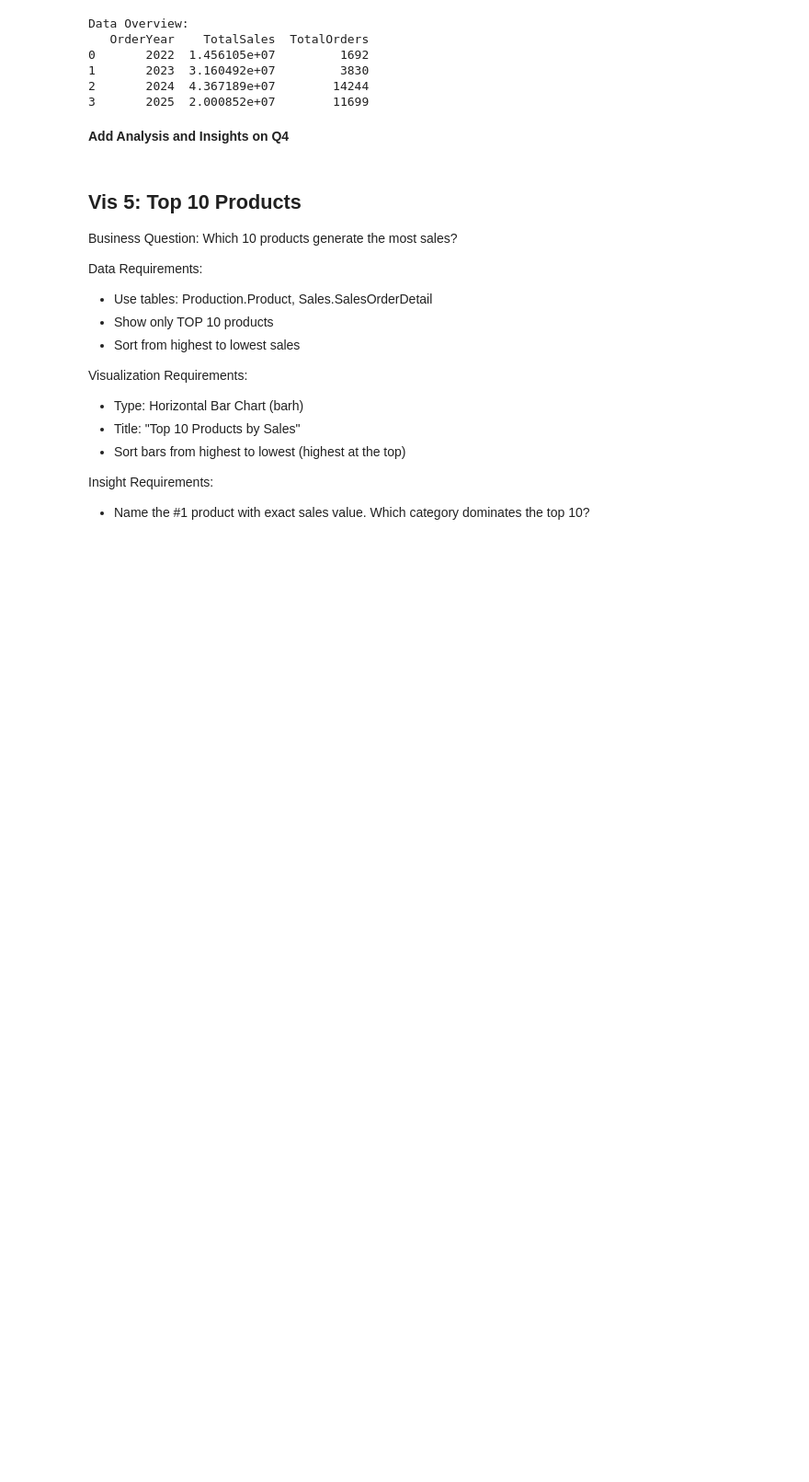
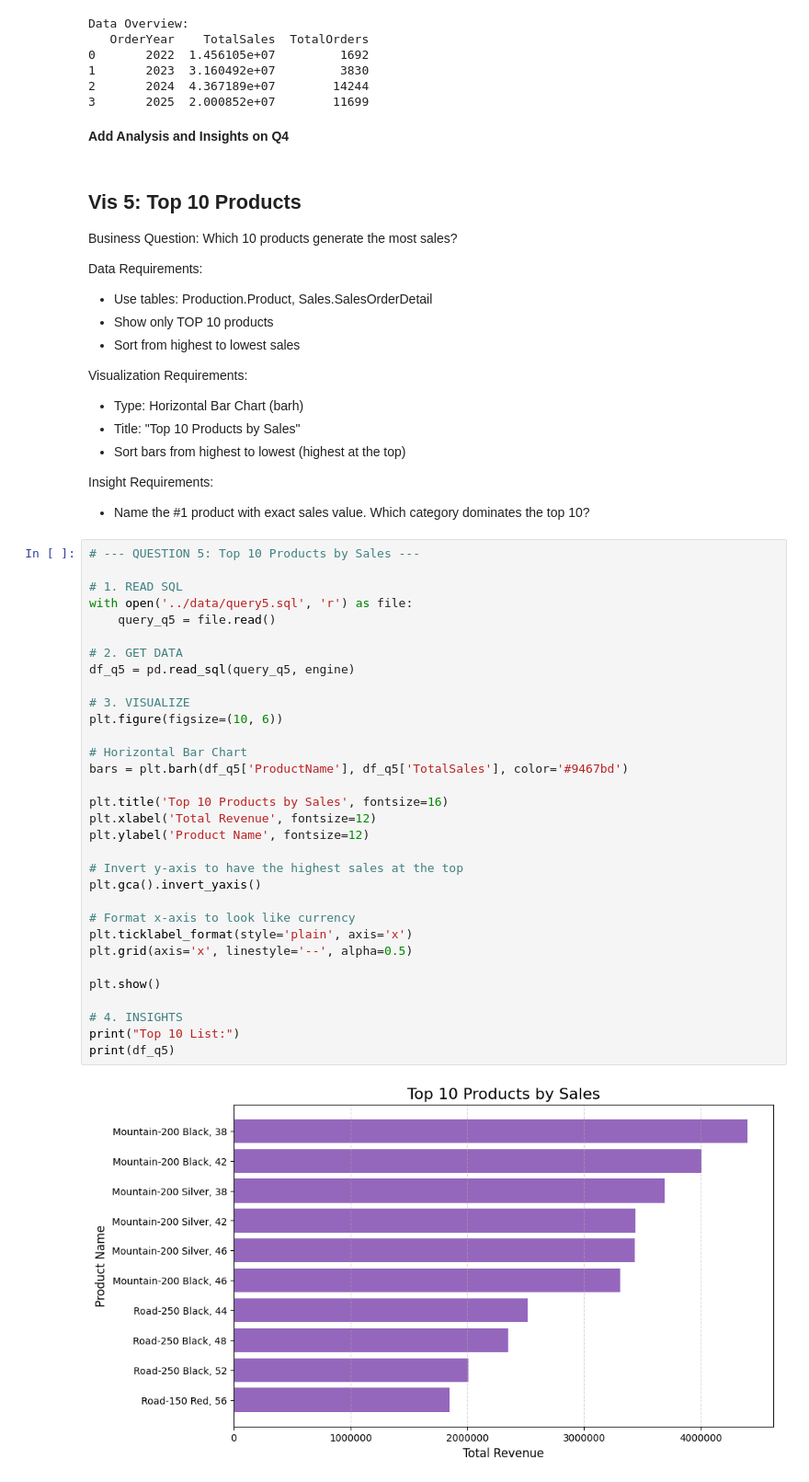
Before and after one commit to smkmrr/adventureworks-analysis, a Jupyter notebook: notebooks/analys.ipynb, the cells around one changed output. Shown at 92% size. Drawn from its saved outputs; the diff is of its cells as text; blank space fills up the shorter version.

```diff
--- a/notebooks/analys.ipynb
+++ b/notebooks/analys.ipynb
@@ -325,3 +325,37 @@ Visualization Requirements:
 Insight Requirements:
 
 - Name the #1 product with exact sales value. Which category dominates the top 10?
+# %%
+# --- QUESTION 5: Top 10 Products by Sales ---
+
+# 1. READ SQL
+with open('../data/query5.sql', 'r') as file:
+    query_q5 = file.read()
+
+# 2. GET DATA
+df_q5 = pd.read_sql(query_q5, engine)
+
+# 3. VISUALIZE
+plt.figure(figsize=(10, 6))
+
+# Horizontal Bar Chart
+bars = plt.barh(df_q5['ProductName'], df_q5['TotalSales'], color='#9467bd')
+
+plt.title('Top 10 Products by Sales', fontsize=16)
+plt.xlabel('Total Revenue', fontsize=12)
+plt.ylabel('Product Name', fontsize=12)
+
+# Invert y-axis to have the highest sales at the top
+plt.gca().invert_yaxis()
+
+# Format x-axis to look like currency
+plt.ticklabel_format(style='plain', axis='x')
+plt.grid(axis='x', linestyle='--', alpha=0.5)
+
+plt.show()
+
+# 4. INSIGHTS
+print("Top 10 List:")
+print(df_q5)
+# %% [output]
+[figure, added]
```
Also changed, not shown: parts of 6 cells of this notebook, 1 other file.
